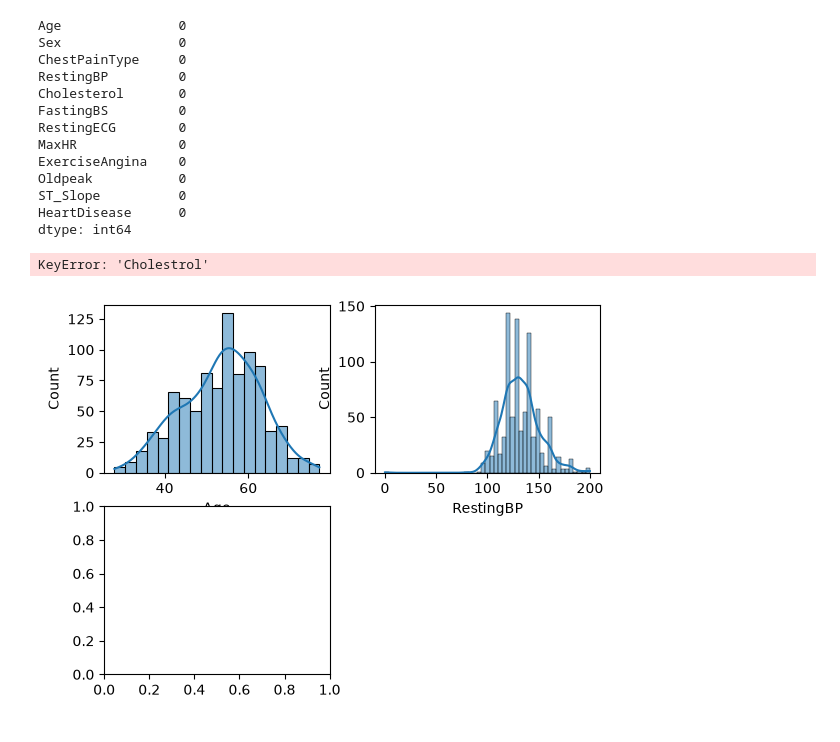
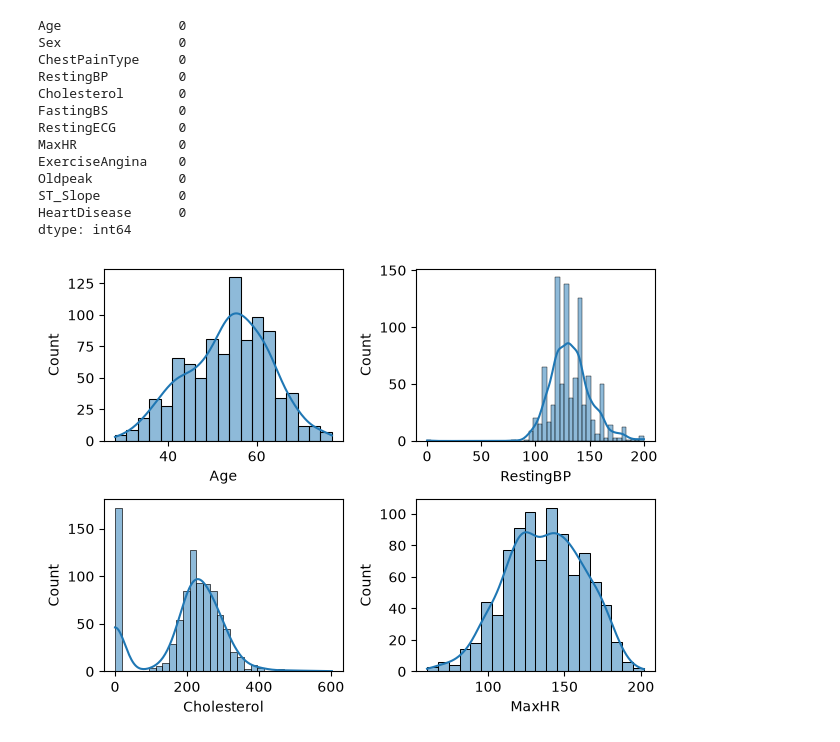
Before and after one commit to rajnikant-coder/ML-learnings-, a Jupyter notebook: cleaning and preprocessing heart_data.ipynb, the cells around one changed output. Drawn from its saved outputs; the diff is of its cells as text; code cells hidden in the pictures.

```diff
--- a/cleaning and preprocessing heart_data.ipynb
+++ b/cleaning and preprocessing heart_data.ipynb
@@ -91,14 +91,13 @@ dtype: int64
 # %%
 def plotting(var ,num):
     plt.subplot(2,2,num)
     sns.histplot(df[var] , kde=True)
 
 plotting('Age' , 1)
 plotting('RestingBP' , 2)
-plotting('Cholestrol' , 3)
+plotting('Cholesterol' , 3)
 plotting('MaxHR' , 4)
 
 plt.tight_layout()
 # %% [output]
-KeyError: 'Cholestrol'
-[figure, old version]
+[figure, new version]
```
Also changed, not shown: parts of 24 cells of this notebook.
